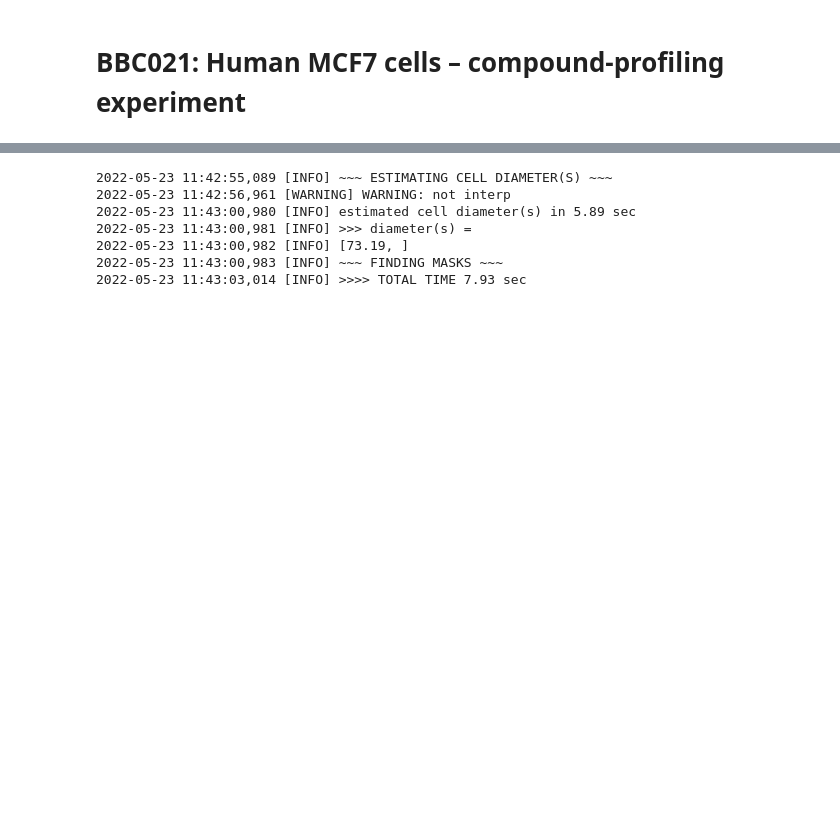
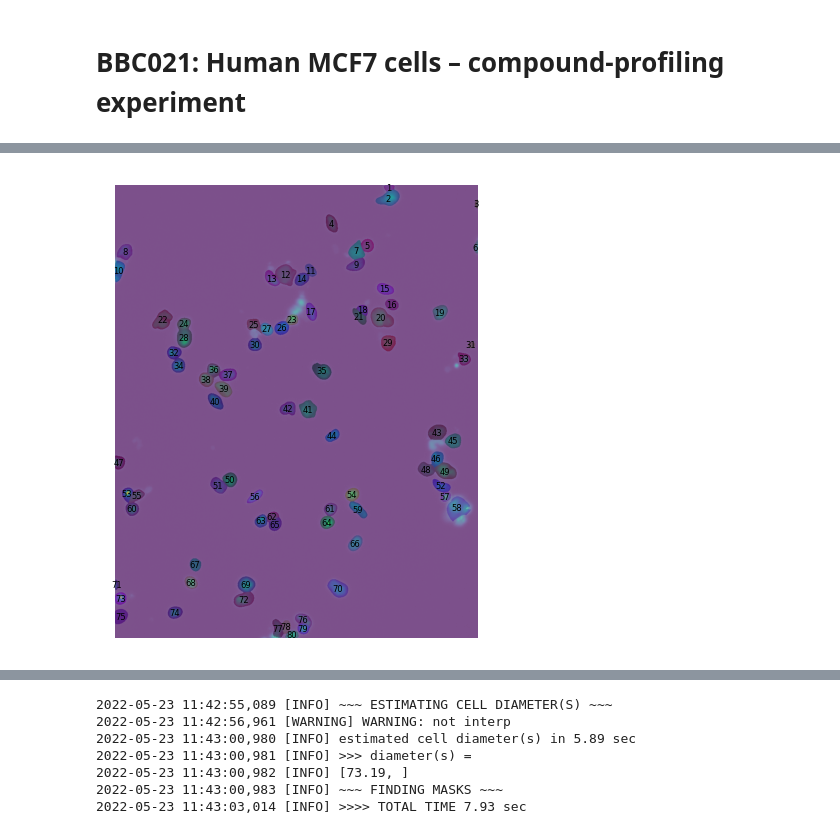
Before and after one commit to harel-coffee/SCIP-use-case-workflows-auto, a Jupyter notebook: notebooks/QC/bbbc_image_inspection.ipynb, the cells around one changed output, grey strips where cells are left out. Cells and saved outputs as stored; diff of their text form; code cells hidden in the pictures; blank space fills up the shorter version.

```diff
--- a/notebooks/QC/bbbc_image_inspection.ipynb
+++ b/notebooks/QC/bbbc_image_inspection.ipynb
@@ -55,0 +58,13 @@ for prop in regionprops(label_image=masks):
+# %%
+masks2, flows2, styles2, diams2 = model.eval(pixels, diameter=None, channels=[1, 1])
+# %%
+fig, ax = plt.subplots(1, 1, dpi=150)
+
+ax.imshow((pixels / pixels.reshape(1, -1).max(axis=1))[0])
+ax.set_axis_off()
+
+ax.imshow(cellpose.plot.mask_rgb(masks2), alpha=0.3)
+for prop in regionprops(label_image=masks2):
+    ax.text(prop.centroid[1], prop.centroid[0], prop.label, fontsize=4, ha="center", va="center")
+# %% [output]
+[figure, added]
```
Also changed, not shown: parts of 15 cells of this notebook, 2 other files.
